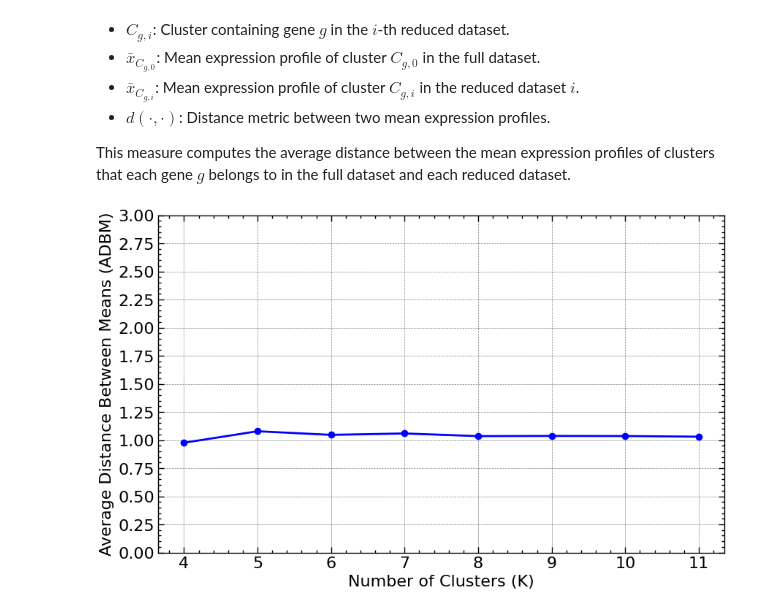
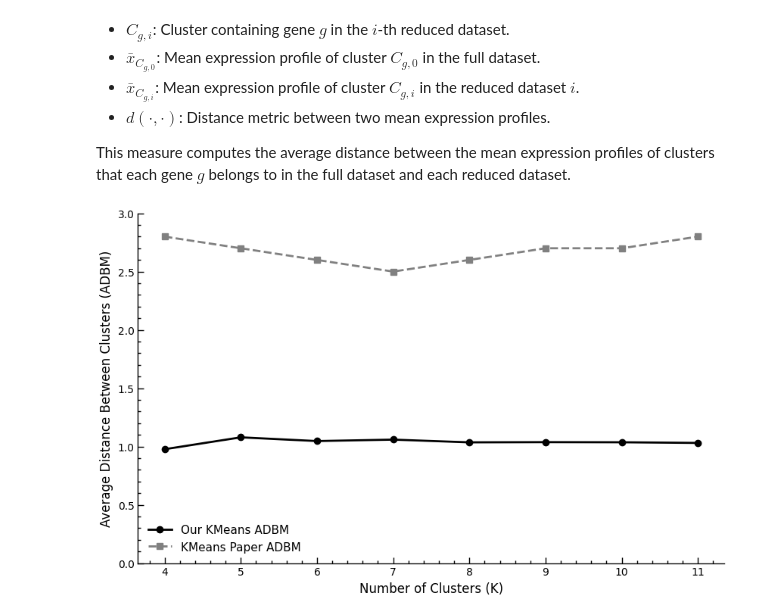
Before and after one commit to MarioPasc/complearn_projects, a Jupyter notebook: Clustering/code/k_means_clustering_sporulaton.ipynb, the cells around one changed output. Cells and saved outputs as stored; diff of their text form; code cells hidden in the pictures.

```diff
--- a/Clustering/code/k_means_clustering_sporulaton.ipynb
+++ b/Clustering/code/k_means_clustering_sporulaton.ipynb
@@ -19,6 +19,9 @@ import seaborn as sns # Further visualization
 import scienceplots # Plotting style settings
 plt.style.use(['science', 'notebook', 'std-colors', 'grid'])
 rcParams['figure.figsize'] = [10, 5]  # Set up image visualization params
+plt.rcParams['axes.labelsize'] = 12  # Para xlabel y ylabel
+plt.rcParams['xtick.labelsize'] = 10  # Para tamaño de las etiquetas en el eje x
+plt.rcParams['ytick.labelsize'] = 10  # Para tamaño de las etiquetas en el eje y
 
 from scipy.cluster.hierarchy import linkage # UPGMA algorithm
 from scipy.cluster.hierarchy import fcluster # Obtain cluster centers from UPGMA algorithm
@@ -948,36 +960,61 @@ def average_distance_between_means(
 
             # Compute mean expression profiles for clusters
             mean_profile_C_g0 = np.mean(X_full_reduced[indices_C_g0], axis=0)
             mean_profile_C_gi = np.mean(X_reduced[indices_C_gi], axis=0)
 
             # Compute distance between mean profiles
             distance = np.linalg.norm(mean_profile_C_g0 - mean_profile_C_gi)
 
             total_distance += distance
 
     V2 = total_distance / (M * I)
     return V2
 
 # Define the list of time point indices (for example, if the time points are columns 1 to 5)
 time_point_indices = [0, 1, 2, 3, 4, 5]
 scores = {}
 for k in [4,5,6,7,8,9,10,11]:
     clusters_full, clusters_reduced_list, X_reducted_list = compute_cluster_reduced_list(X_full=data[data.columns[1:]].values,
                                                                                          K=k, centroids_full=centroids_normalized, time_point_indices=time_point_indices)
 
     scores[k] = average_distance_between_means(X_full=data_normalized[data_normalized.columns[1:]].values,
                                                X_reduced_list=X_reducted_list,
                                                clusters_full=clusters_full, clusters_reduced_list=clusters_reduced_list)
 
 ks = list(scores.keys())
 apn_values = list(scores.values())
 
+
+# Plot the ADBM comparison following the user's preferred configuration
 plt.figure(figsize=(10, 6))
-plt.plot(ks, apn_values, marker='o', linestyle='-', color='b', label="KMeans")
-plt.xlabel("Number of Clusters (K)")
-plt.ylabel("Average Distance Between Means (ADBM)")
-plt.grid(True)
-plt.yticks(np.arange(0,3.1,0.25))
+
+# Paper ADBM values
+adbm_values_paper = np.array([2.8, 2.7, 2.6, 2.5, 2.6, 2.7, 2.7, 2.8])
+
+ax = plt.subplot(111)
+plt.plot(ks, apn_values, marker='o', linestyle='-', color='black', label="Our KMeans ADBM")
+plt.plot(ks, adbm_values_paper, marker='s', linestyle='--', color='grey', label="KMeans Paper ADBM")
+
+# Configure axis labels, grid, and ticks
+plt.xlabel("Number of Clusters (K)", fontsize=12)
+plt.ylabel("Average Distance Between Clusters (ADBM)", fontsize=12)
+plt.grid(False)
+plt.yticks(np.arange(0, 3.5, 0.5))
+
+# Add legend
+plt.legend(fontsize=11, frameon=False)
+
+# Adjust axis appearance
+ax.spines[['right', 'top']].set_visible(False)
+ax.get_xaxis().tick_bottom()
+ax.get_yaxis().tick_left()
+ax.xaxis.set_tick_params(labelsize=10)
+ax.yaxis.set_tick_params(labelsize=10)
+
+# Save the plot
+plt.savefig('../results/figures/ADBM.pdf')
+
+# Display the plot
 plt.show()
 # %% [output]
-[figure, old version]
+[figure, new version]
```
Also changed, not shown: parts of 5 cells of this notebook, 9 other files.
